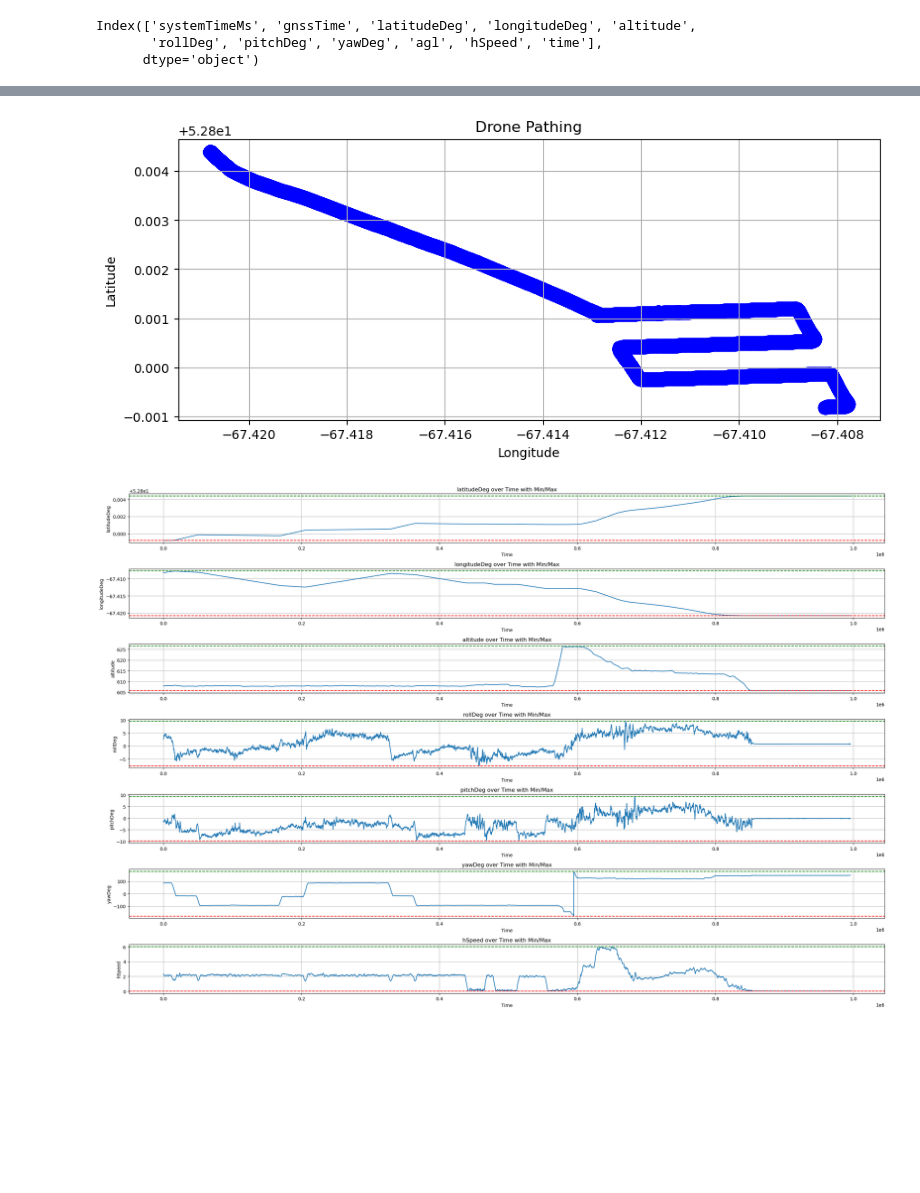
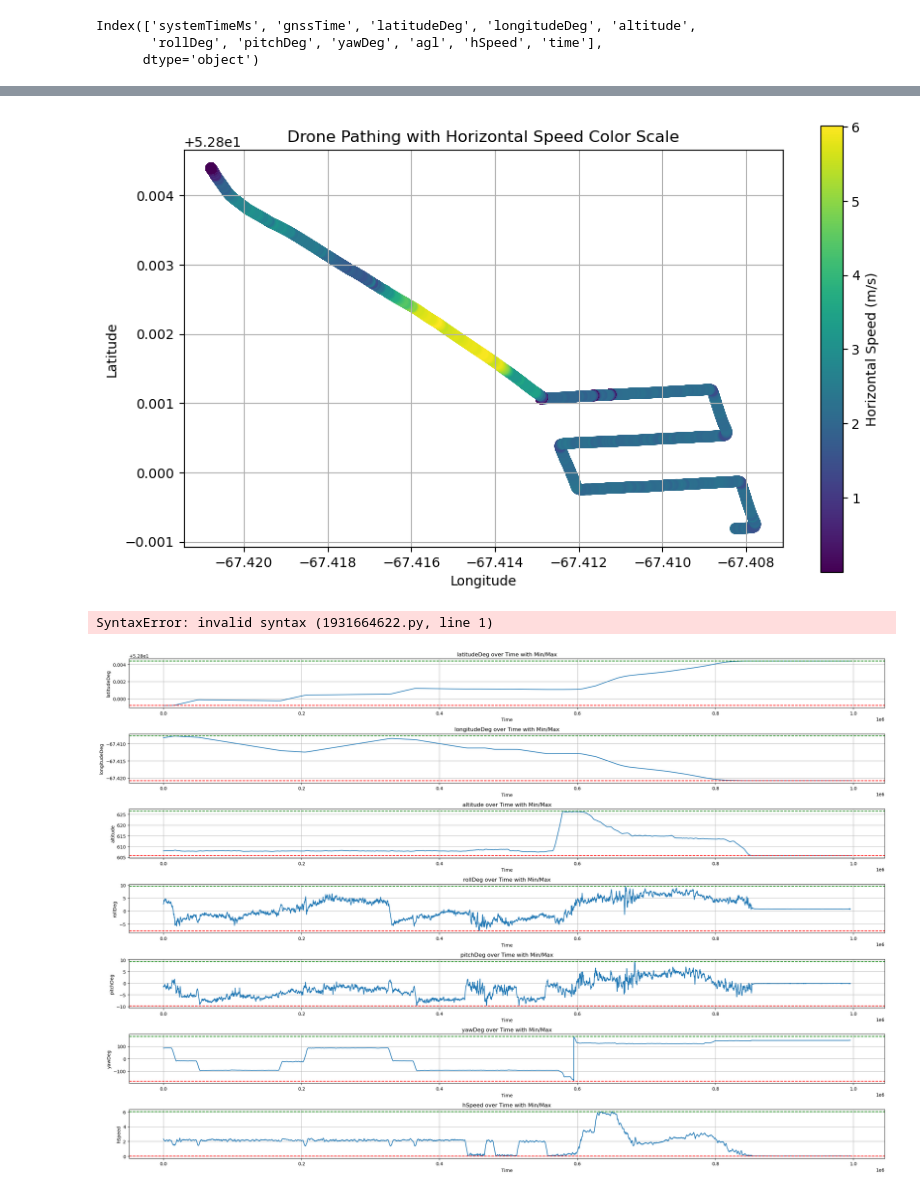
Before and after one commit to ECSE463-CAPSTONE/uav-modeling, a Jupyter notebook: Preliminary_Analysis/analysis.ipynb, the cells around one changed output, grey strips where cells are left out. Cells and saved outputs as stored; diff of their text form; code cells hidden in the pictures; blank space fills up the shorter version.

```diff
--- a/Preliminary_Analysis/analysis.ipynb
+++ b/Preliminary_Analysis/analysis.ipynb
@@ -129,31 +162,43 @@ Name: count, Length: 9957, dtype: int64
 # %%
 import pandas as pd
 import geopandas as gpd
 import matplotlib.pyplot as plt
 from shapely.geometry import Point
+import matplotlib.colors as mcolors
 
 # Step 1: Load Data from CSV
-# Replace 'your_file.csv' with the path to your CSV file
 df = pd.read_csv(r"Data/run 18/combined_file.csv")
 
 # Step 2: Convert to GeoDataFrame
-# Assuming your CSV has columns named 'Latitude' and 'Longitude'
 geometry = [Point(xy) for xy in zip(df['longitudeDeg'], df['latitudeDeg'])]
-gdf = gpd.GeoDataFrame(df, geometry=geometry)
+gdf = gpd.GeoDataFrame(df, geometry=geometry, crs="EPSG:4326")
 
-# Step 3: Plotting the GeoDataFrame
+# Normalize the hSpeed data for color mapping
+norm = mcolors.Normalize(vmin=df['hSpeed'].min(), vmax=df['hSpeed'].max())
+sm = plt.cm.ScalarMappable(cmap='viridis', norm=norm)  # Choose a colormap, e.g., 'viridis'
+
+# Step 3: Plotting the GeoDataFrame with a color scale based on hSpeed
 fig, ax = plt.subplots(figsize=(10, 6))
-gdf.plot(ax=ax, color='blue', markersize=100)
 
+# Plot each point with color mapped to hSpeed
+gdf.plot(ax=ax, color=[sm.to_rgba(speed) for speed in df['hSpeed']], markersize=50)
 
+# Adding the color bar to represent the hSpeed values
+cbar = plt.colorbar(sm, ax=ax)
+cbar.set_label('Horizontal Speed (m/s)')
 
-plt.title('Drone Pathing')
+# Adding labels and grid
+plt.title('Drone Pathing with Horizontal Speed Color Scale')
 plt.xlabel('Longitude')
 plt.ylabel('Latitude')
-plt.grid()
+plt.grid(True)
 plt.show()
 # %% [output]
-[figure, old version]
+[figure, new version]
+# %%
+isolated runs
+# %% [output]
+SyntaxError: invalid syntax (1931664622.py, line 1)
 # %%
 
 # Select columns (you can modify these to select any columns)
```
Also changed, not shown: parts of 3 cells of this notebook, 4 other files.
